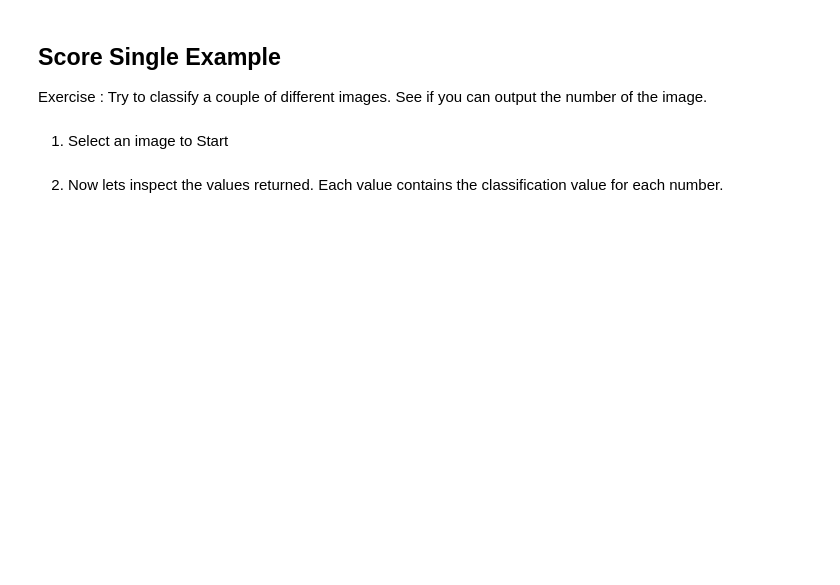
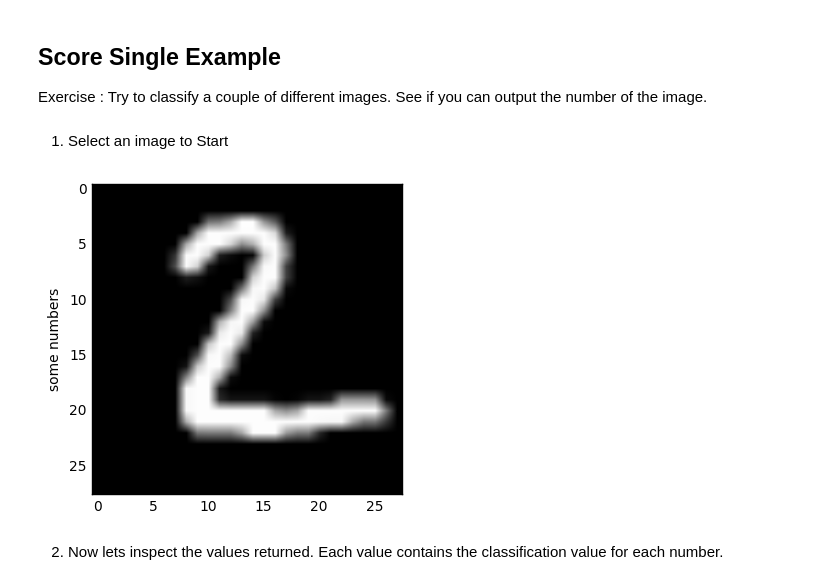
Before and after one commit to dustinvanstee/mldl-101, a Jupyter notebook: Lab3-MNIST-classification-tensorflow.ipynb, the cells around one changed output. Cells and saved outputs as stored; diff of their text form; code cells hidden in the pictures; blank space fills up the shorter version.

```diff
--- a/Lab3-MNIST-classification-tensorflow.ipynb
+++ b/Lab3-MNIST-classification-tensorflow.ipynb
@@ -310,10 +344,12 @@ def predict_value(image_number) :
 # %%
 ## Edit this line : Select a random image and plot.  Change the value of image number to something between 0-500
 # try image number 8 .. might be interesting to see what the classifer chose
-image_number = 8
+image_number = 1
 ## Do not edit below this line
 
 plot_image(image_number)
+# %% [output]
+[figure, added]
 # %% [markdown]
 2. Now lets inspect the values returned.  Each value contains the classification value for each number.
 # %%
```
Also changed, not shown: parts of 4 cells of this notebook.
